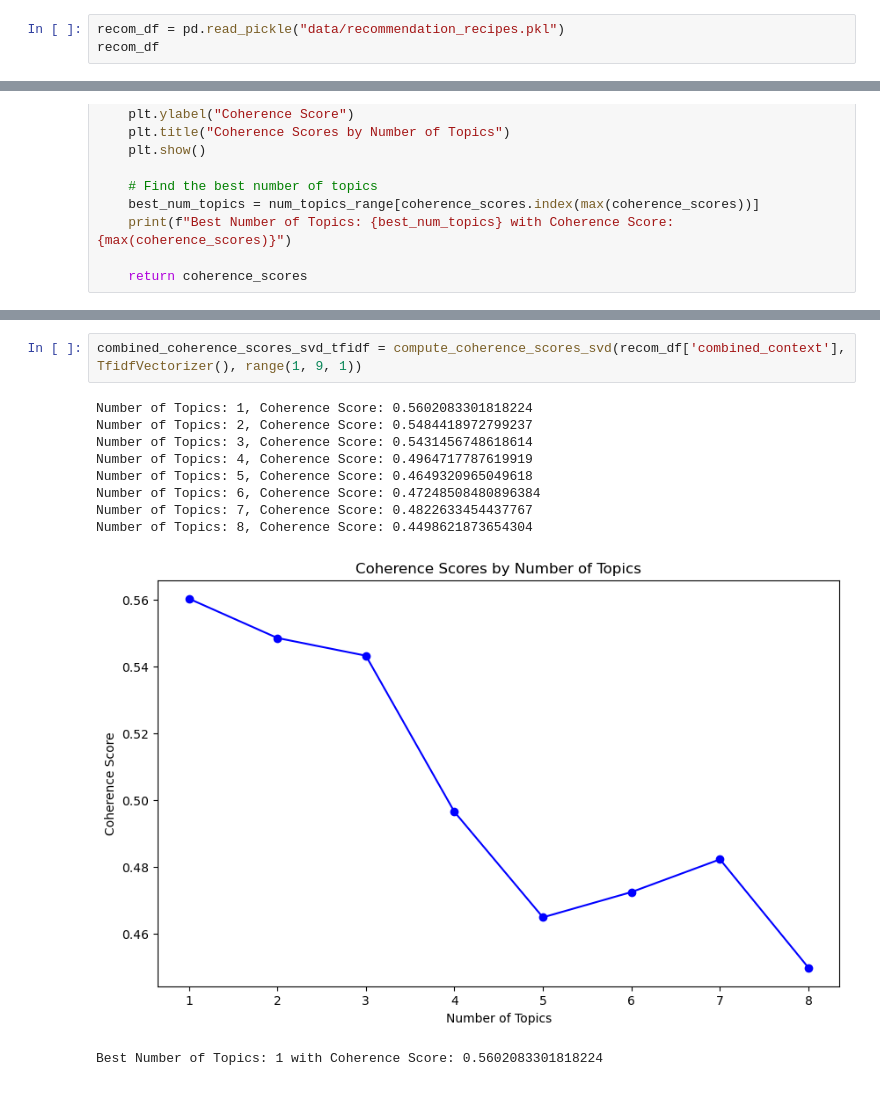
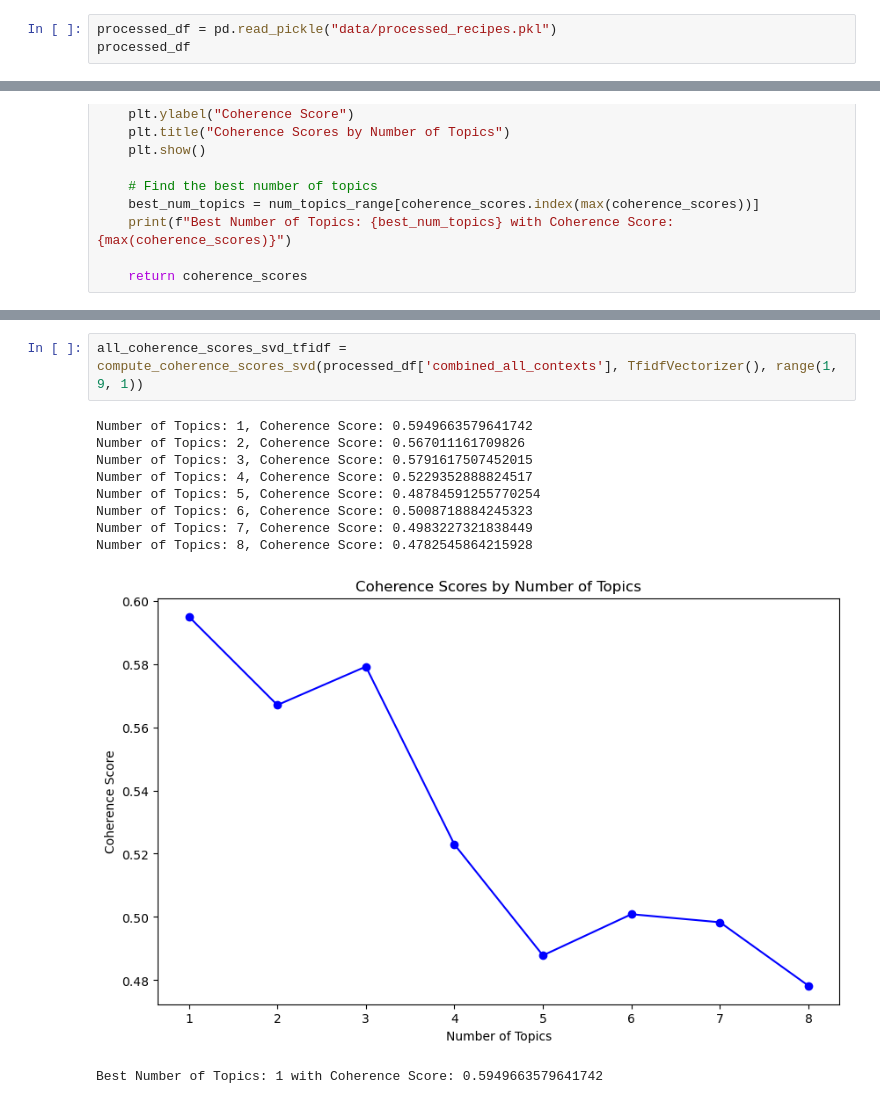
Before and after one commit to jonkerr/indian-food, a Jupyter notebook: topic_modeling_SVD.ipynb, the cells around one changed output, grey strips where cells are left out. Cells and saved outputs as stored; diff of their text form.

```diff
--- a/topic_modeling_SVD.ipynb
+++ b/topic_modeling_SVD.ipynb
@@ -9,6 +11,6 @@ from gensim.models.coherencemodel import CoherenceModel
 # %%
-recom_df = pd.read_pickle("data/recommendation_recipes.pkl")
-recom_df
+processed_df = pd.read_pickle("data/processed_recipes.pkl")
+processed_df
 # %% [output]
 |  | name | ingredients | description | instructions | cuisine | course | diet | prep_time | ... |
 | 0 | Doddapatre Tambuli Recipe (Karpoo... | 4 cups Indian borage (Doddapatre)... | Doddapatre Tambuli Recipe is a po... | To begin making the Doddapatre Ta... | Indian | Side Dish | Vegetarian | 30.0 | ... |
@@ -97,13 +108,13 @@ Compare the performance of the SVD model on TF-IDF using "comnined_context" and
 # %%
-combined_coherence_scores_svd_tfidf = compute_coherence_scores_svd(recom_df['combined_context'], TfidfVectorizer(), range(1, 9, 1))
+all_coherence_scores_svd_tfidf = compute_coherence_scores_svd(processed_df['combined_all_contexts'], TfidfVectorizer(), range(1, 9, 1))
 # %% [output]
-Number of Topics: 1, Coherence Score: 0.5602083301818224
-Number of Topics: 2, Coherence Score: 0.5484418972799237
-Number of Topics: 3, Coherence Score: 0.5431456748618614
-Number of Topics: 4, Coherence Score: 0.4964717787619919
-Number of Topics: 5, Coherence Score: 0.4649320965049618
-Number of Topics: 6, Coherence Score: 0.47248508480896384
-Number of Topics: 7, Coherence Score: 0.4822633454437767
-Number of Topics: 8, Coherence Score: 0.4498621873654304
+Number of Topics: 1, Coherence Score: 0.5949663579641742
+Number of Topics: 2, Coherence Score: 0.567011161709826
+Number of Topics: 3, Coherence Score: 0.5791617507452015
+Number of Topics: 4, Coherence Score: 0.5229352888824517
+Number of Topics: 5, Coherence Score: 0.48784591255770254
+Number of Topics: 6, Coherence Score: 0.5008718884245323
+Number of Topics: 7, Coherence Score: 0.4983227321838449
+Number of Topics: 8, Coherence Score: 0.4782545864215928
-[figure, old version]
+[figure, new version]
-Best Number of Topics: 1 with Coherence Score: 0.5602083301818224
+Best Number of Topics: 1 with Coherence Score: 0.5949663579641742
```
Also changed, not shown: parts of 13 cells of this notebook.
